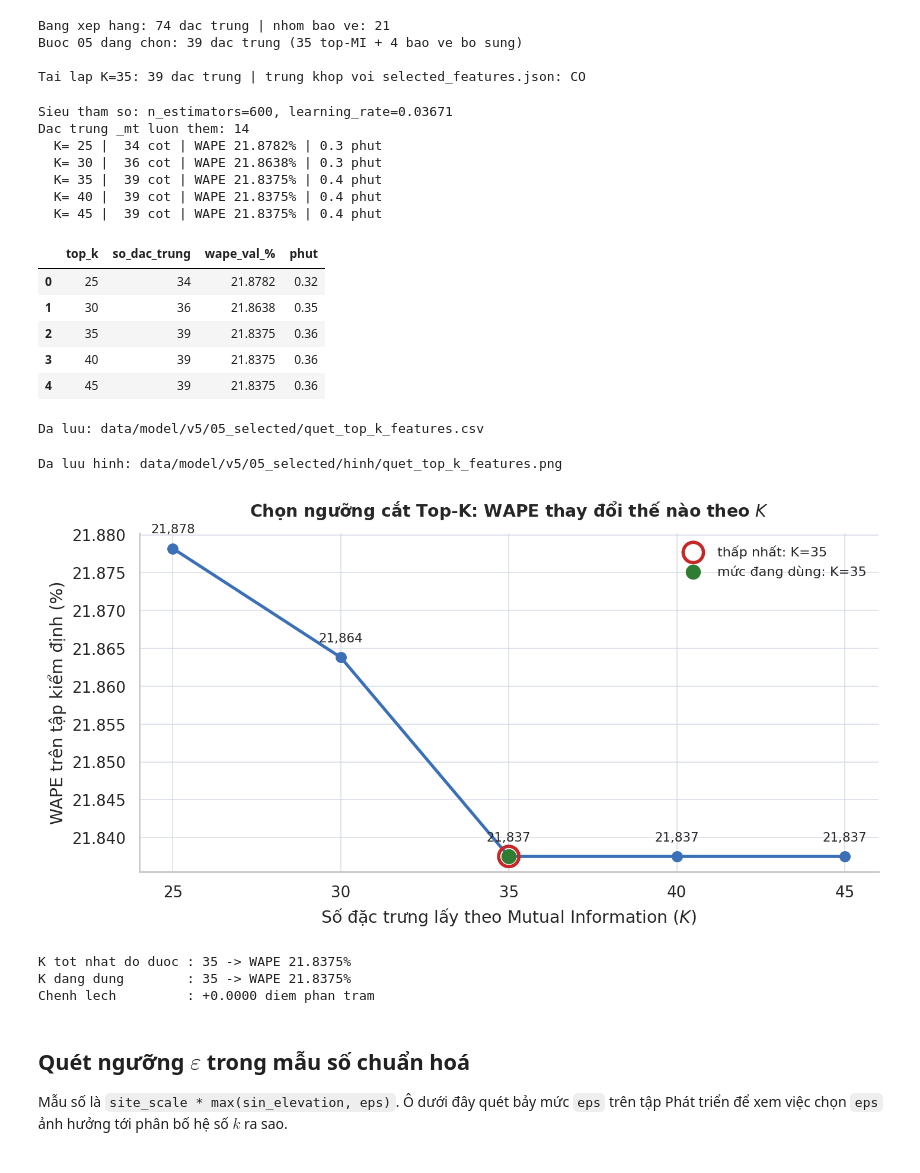
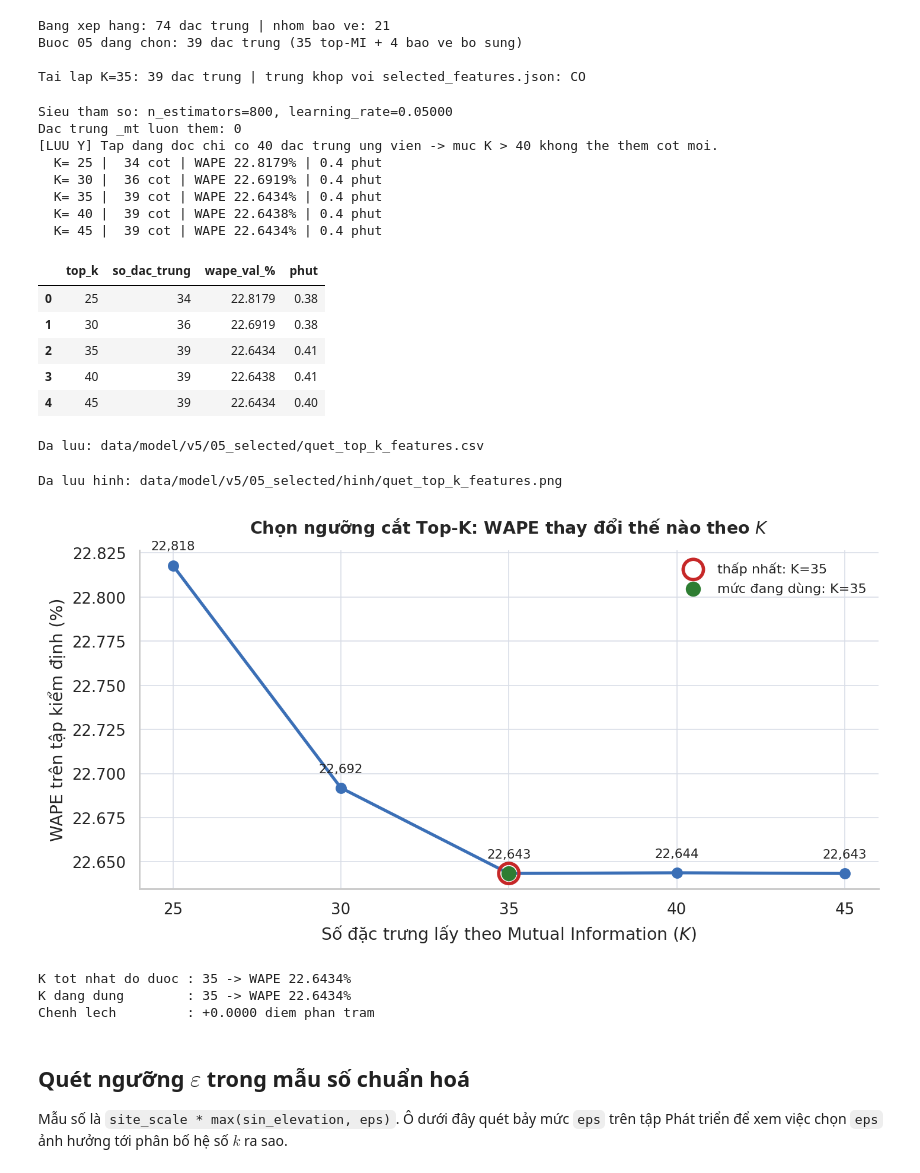
Before and after one commit to nguyenvunhut/solar-engergy, a Jupyter notebook: notebooks/forcasting_v5_energy/05b_thuc_nghiem_tham_so.ipynb, the cells around one changed output. Drawn from its saved outputs; the diff is of its cells as text; code cells hidden in the pictures.

```diff
--- a/notebooks/forcasting_v5_energy/05b_thuc_nghiem_tham_so.ipynb
+++ b/notebooks/forcasting_v5_energy/05b_thuc_nghiem_tham_so.ipynb
@@ -1189,13 +1313,19 @@ Buoc 05 dang chon: 39 dac trung (35 top-MI + 4 bao ve bo sung)
 
 Tai lap K=35: 39 dac trung | trung khop voi selected_features.json: CO
 # %%
+# Tu ve: cell chay doc lap duoc voi kernel moi — tu dinh nghia GOC/RA neu thieu
+from pathlib import Path as _P
+if 'GOC' not in dir(): GOC = _P('/home/tandat/Desktop/Du_An_Tot_Nghiep_v3')
+if 'RA' not in dir(): RA = GOC / 'data/model/v5/05_selected'
+(RA / 'hinh').mkdir(parents=True, exist_ok=True)
+
 # ── Huan luyen tung muc K voi CUNG bo sieu tham so da chon ──────────────────
 import lightgbm as lgb
 import time
 
-THAM_SO = dict(cfg["model_params"])
+THAM_SO = dict(THAM_SO_MO_HINH)
 THAM_SO.pop("n_estimators", None)
-N_CAY = int(cfg["model_params"].get("n_estimators", 650))
+N_CAY = int(THAM_SO_MO_HINH.get("n_estimators", 650))
 
 # Cac dac trung tai thoi diem muc tieu (_mt) luon duoc them, khong phu thuoc K
 DAC_TRUNG_MT = [c for c in DAC_TRUNG if c.endswith("_mt")]
@@ -1205,6 +1335,18 @@ print(f"Dac trung _mt luon them: {len(DAC_TRUNG_MT)}")
 # Nhan chuan hoa va trong so — dung dung cong thuc cua notebook huan luyen
 k_train_muc_tieu = np.clip(
     train_h["y_true"].to_numpy(float) / mau_chuan_hoa(train_h), 0, CLIP_DANG_DUNG)
+
+# Trong so mau: w ty le mau_so chuan hoa, chuan ve trung binh 1 — sao y build_sample_weight
+# cua 06_x (CHE_DO_TRONG_SO = 'mau_so').
+_m_tn8 = mau_chuan_hoa(train_h)
+_w_tn8 = (_m_tn8 / np.nanmean(_m_tn8)).astype(np.float32)
+
+# GIOI HAN DA BIET: train_h doc tu tap DA CAT con 39 dac trung, nen cac muc K > 35 khong
+# them duoc cot moi (chi lap lai bo 39). Cac muc 40/45 vi vay CHI de doi chieu hinh thuc;
+# muon quet that su phai doc 03_3_features_aggregate/v5_train_features.parquet (~90 cot).
+_so_cot_co = len([c for c in diem["feature"] if c in train_h.columns])
+print(f"[LUU Y] Tap dang doc chi co {_so_cot_co} dac trung ung vien -> muc K > {_so_cot_co} "
+      f"khong the them cot moi.")
 
 MUC_K = [25, 30, 35, 40, 45]
 ket_qua = []
@@ -1219,7 +1361,11 @@ for K in MUC_K:
     Xva = val_h[cot].fillna(med).astype(np.float32)
 
     m = lgb.LGBMRegressor(n_estimators=N_CAY, **THAM_SO)
-    m.fit(Xtr, k_train_muc_tieu)
+    # SUA 2026-08-20: truyen DUNG trong so cua production (w ty le mau_so chuan hoa).
+    # Truoc day fit() khong co sample_weight -> thi nghiem chay tren mot ham muc tieu
+    # KHAC voi mo hinh that, nen ket luan ve K khong ap duoc cho pipeline.
+    m.fit(Xtr, k_train_muc_tieu, sample_weight=_w_tn8,
+          categorical_feature=[c for c in cot if c.endswith('_enc')])
 
     y_db = giai_chuan_hoa(m.predict(Xva), CLIP_DANG_DUNG)
     w = wape(y_db)
@@ -1232,21 +1378,28 @@ display(df_k)
 df_k.to_csv(RA / "quet_top_k_features.csv", index=False)
 print(f"Da luu: {(RA / 'quet_top_k_features.csv').relative_to(GOC)}")
 # %% [output]
-Sieu tham so: n_estimators=600, learning_rate=0.03671
-Dac trung _mt luon them: 14
-  K= 25 |  34 cot | WAPE 21.8782% | 0.3 phut
-  K= 30 |  36 cot | WAPE 21.8638% | 0.3 phut
-  K= 35 |  39 cot | WAPE 21.8375% | 0.4 phut
-  K= 40 |  39 cot | WAPE 21.8375% | 0.4 phut
-  K= 45 |  39 cot | WAPE 21.8375% | 0.4 phut
+Sieu tham so: n_estimators=800, learning_rate=0.05000
+Dac trung _mt luon them: 0
+[LUU Y] Tap dang doc chi co 40 dac trung ung vien -> muc K > 40 khong the them cot moi.
+  K= 25 |  34 cot | WAPE 22.8179% | 0.4 phut
+  K= 30 |  36 cot | WAPE 22.6919% | 0.4 phut
+  K= 35 |  39 cot | WAPE 22.6434% | 0.4 phut
+  K= 40 |  39 cot | WAPE 22.6438% | 0.4 phut
+  K= 45 |  39 cot | WAPE 22.6434% | 0.4 phut
 |  | top_k | so_dac_trung | wape_val_% | phut |
-| 0 | 25 | 34 | 21.8782 | 0.32 |
-| 1 | 30 | 36 | 21.8638 | 0.35 |
-| 2 | 35 | 39 | 21.8375 | 0.36 |
-| 3 | 40 | 39 | 21.8375 | 0.36 |
-| 4 | 45 | 39 | 21.8375 | 0.36 |
+| 0 | 25 | 34 | 22.8179 | 0.38 |
+| 1 | 30 | 36 | 22.6919 | 0.38 |
+| 2 | 35 | 39 | 22.6434 | 0.41 |
+| 3 | 40 | 39 | 22.6438 | 0.41 |
+| 4 | 45 | 39 | 22.6434 | 0.40 |
 Da luu: data/model/v5/05_selected/quet_top_k_features.csv
 # %%
+# Tu ve: cell chay doc lap duoc voi kernel moi — tu dinh nghia GOC/RA neu thieu
+from pathlib import Path as _P
+if 'GOC' not in dir(): GOC = _P('/home/tandat/Desktop/Du_An_Tot_Nghiep_v3')
+if 'RA' not in dir(): RA = GOC / 'data/model/v5/05_selected'
+(RA / 'hinh').mkdir(parents=True, exist_ok=True)
+
 fig, ax = plt.subplots(figsize=(8.6, 4.6), dpi=170)
 ax.plot(df_k["top_k"], df_k["wape_val_%"], "-o", color="#3B6FB6",
         linewidth=2.2, markersize=7)
@@ -1261,36 +1414,36 @@ ax.scatter([35], [df_k["wape_val_%"].iloc[i_35]], s=95, color="#2E7D32", zorder=
            label="mức đang dùng: K=35")
 
 for _, r in df_k.iterrows():
     ax.annotate(f"{r['wape_val_%']:.3f}".replace(".", ","),
                 (r["top_k"], r["wape_val_%"]), textcoords="offset points",
                 xytext=(0, 11), ha="center", fontsize=9)
 
 ax.set_xlabel("Số đặc trưng lấy theo Mutual Information ($K$)")
 ax.set_ylabel("WAPE trên tập kiểm định (%)")
 ax.set_title("Chọn ngưỡng cắt Top-K: WAPE thay đổi thế nào theo $K$",
              fontsize=12, fontweight="bold", pad=12)
 ax.set_xticks(df_k["top_k"])
 ax.grid(color="#D9DEE7", linewidth=0.7)
 ax.set_axisbelow(True)
 ax.legend(frameon=False, fontsize=9.5)
 for s in ("top", "right"): ax.spines[s].set_visible(False)
 
 fig.tight_layout()
 _d = RA / "hinh" / "quet_top_k_features.png"
 fig.savefig(_d, bbox_inches="tight", facecolor="white")
 print(f"Da luu hinh: {_d.relative_to(GOC)}")
 plt.show()
 
 _tot = df_k.loc[i_min]
 _ht = df_k.loc[i_35]
 print(f"\nK tot nhat do duoc : {int(_tot['top_k'])} -> WAPE {_tot['wape_val_%']:.4f}%")
 print(f"K dang dung        : 35 -> WAPE {_ht['wape_val_%']:.4f}%")
 print(f"Chenh lech         : {_ht['wape_val_%'] - _tot['wape_val_%']:+.4f} diem phan tram")
 # %% [output]
 Da luu hinh: data/model/v5/05_selected/hinh/quet_top_k_features.png
-[figure, old version]
+[figure, new version]
-K tot nhat do duoc : 35 -> WAPE 21.8375%
-K dang dung        : 35 -> WAPE 21.8375%
+K tot nhat do duoc : 35 -> WAPE 22.6434%
+K dang dung        : 35 -> WAPE 22.6434%
 Chenh lech         : +0.0000 diem phan tram
 # %% [markdown]
 ## Quét ngưỡng $\varepsilon$ trong mẫu số chuẩn hoá
```
Also changed, not shown: parts of 30 cells of this notebook, 22 other files.
